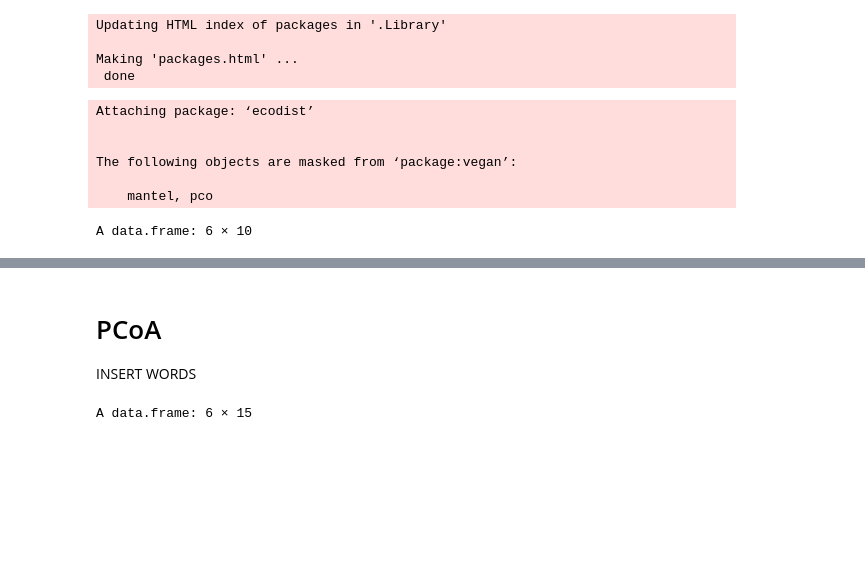
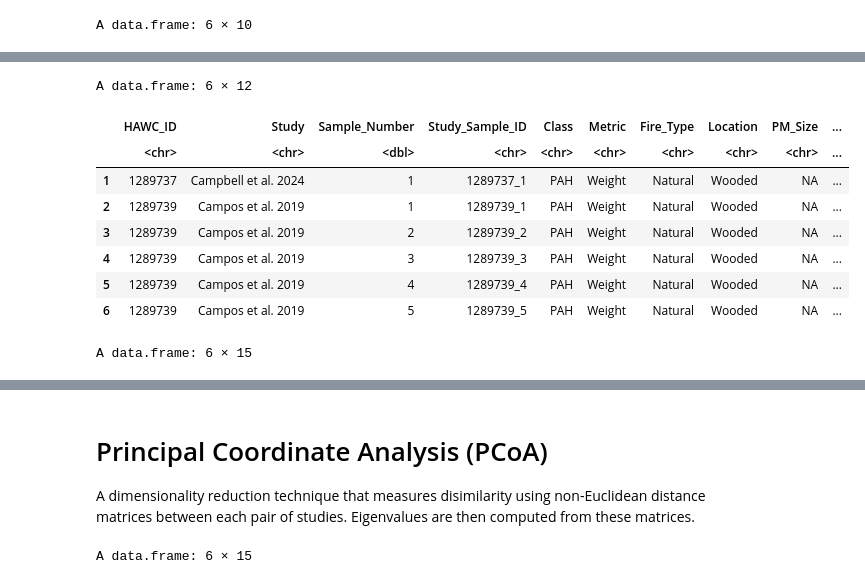
Before and after one commit to UNC-CEMALB/P1015.-Wildfire_Suffcient_Similiarity, a Jupyter notebook: 2. Cluster Analysis/PCoA.ipynb, the cells around one changed output, grey strips where cells are left out. Saved outputs shown, nothing was run; the diff lists cells and outputs as text; code cells hidden in the pictures; blank space fills up the shorter version.

```diff
--- a/2. Cluster Analysis/PCoA.ipynb
+++ b/2. Cluster Analysis/PCoA.ipynb
@@ -1,13 +1,6 @@
-# %%
-install.packages('ecodist')
-# %% [output]
-Updating HTML index of packages in '.Library'
-
-Making 'packages.html' ...
- done
 # %%
 Output = '/Users/alexis/Library/CloudStorage/OneDrive-UniversityofNorthCarolinaatChapelHill/CEMALB_DataAnalysisPM/Projects/P1015. Fire Sufficient Similarity/P1015.3. Analyses/P1015.3.3. Cluster Analysis/Output'
-cur_date = '012426'
+cur_date = '013126'
 
 library(readxl)
 library(tidyverse)
@@ -23,22 +16,29 @@ library(ecodist)
 
 # reading in files
 full_df = data.frame(read_excel("Input/Processed_Data_012426.xlsx"))
+wf_info_df = data.frame(read_excel("Input/Study_Info_WF_012226.xlsx", sheet = 2))[,1:12]
+ws_info_df = data.frame(read_excel("Input/Study_Info_WS_012226.xlsx", sheet = 2))[,1:15]
-# %% [output]
-Attaching package: ‘ecodist’
-
-
-The following objects are masked from ‘package:vegan’:
-
-    mantel, pco
 # %%
 head(full_df)
+head(wf_info_df)
+head(ws_info_df)
 # %% [output]
 A data.frame: 6 × 10
 |  | Sample | HAWC_ID | Study | Sample_Number | Class | Metric | Study_Sample_ID | DTXSID | Name | ... |
 |  | <chr> | <chr> | <chr> | <dbl> | <chr> | <chr> | <chr> | <chr> | <chr> | ... |
 | 1 | WF | 1289889 | Scaramboni et al. 2024 | 3 | Metal | Volume | 1289889_3 | Cu | Copper | ... |
 | 2 | WF | 1289889 | Scaramboni et al. 2024 | 3 | Metal | Volume | 1289889_3 | Pb | Lead | ... |
 | 3 | WF | 1289889 | Scaramboni et al. 2024 | 3 | Metal | Volume | 1289889_3 | Zn | Zinc | ... |
 | 4 | WF | 1289889 | Scaramboni et al. 2024 | 3 | Metal | Volume | 1289889_3 | Ca | Calcium | ... |
 | 5 | WF | 1289889 | Scaramboni et al. 2024 | 3 | Metal | Volume | 1289889_3 | Ni | Nickel | ... |
 | 6 | WF | 1289889 | Scaramboni et al. 2024 | 3 | PAH | Volume | 1289889_3 | DTXSID2020139 | Benzo(a)pyrene | ... |
+A data.frame: 6 × 12
+|  | HAWC_ID | Study | Sample_Number | Study_Sample_ID | Class | Metric | Fire_Type | Location | PM_Size | ... |
+|  | <chr> | <chr> | <dbl> | <chr> | <chr> | <chr> | <chr> | <chr> | <chr> | ... |
+| 1 | 1289737 | Campbell et al. 2024 | 1 | 1289737_1 | PAH | Weight | Natural | Wooded | NA | ... |
+| 2 | 1289739 | Campos et al. 2019 | 1 | 1289739_1 | PAH | Weight | Natural | Wooded | NA | ... |
+| 3 | 1289739 | Campos et al. 2019 | 2 | 1289739_2 | PAH | Weight | Natural | Wooded | NA | ... |
+| 4 | 1289739 | Campos et al. 2019 | 3 | 1289739_3 | PAH | Weight | Natural | Wooded | NA | ... |
+| 5 | 1289739 | Campos et al. 2019 | 4 | 1289739_4 | PAH | Weight | Natural | Wooded | NA | ... |
+| 6 | 1289739 | Campos et al. 2019 | 5 | 1289739_5 | PAH | Weight | Natural | Wooded | NA | ... |
+A data.frame: 6 × 15
@@ -45,7 +53,7 @@ A data.frame: 6 × 10
 # %% [markdown]
-# PCoA
+# Principal Coordinate Analysis (PCoA)
 
-INSERT WORDS
+A dimensionality reduction technique that measures disimilarity using non-Euclidean distance matrices between each pair of studies. Eigenvalues are then computed from these matrices.
 # %%
 # splitting based on metric
 metric_split = full_df %>%
```
Also changed, not shown: parts of 7 cells of this notebook.
